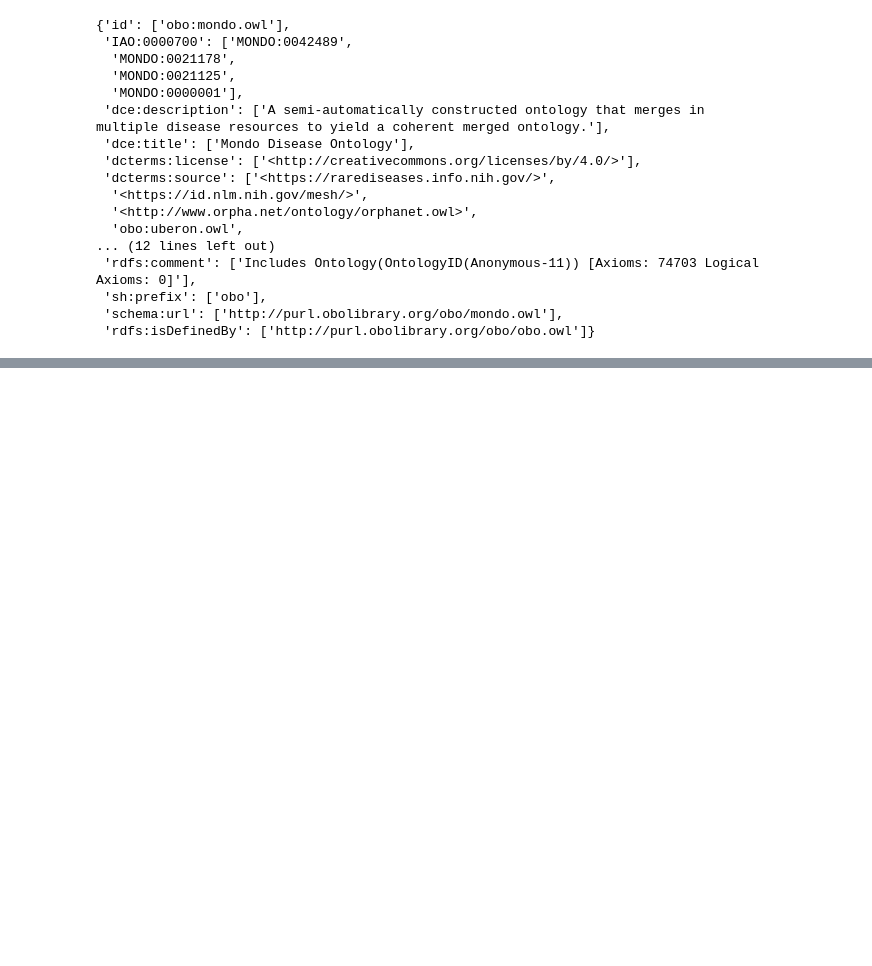
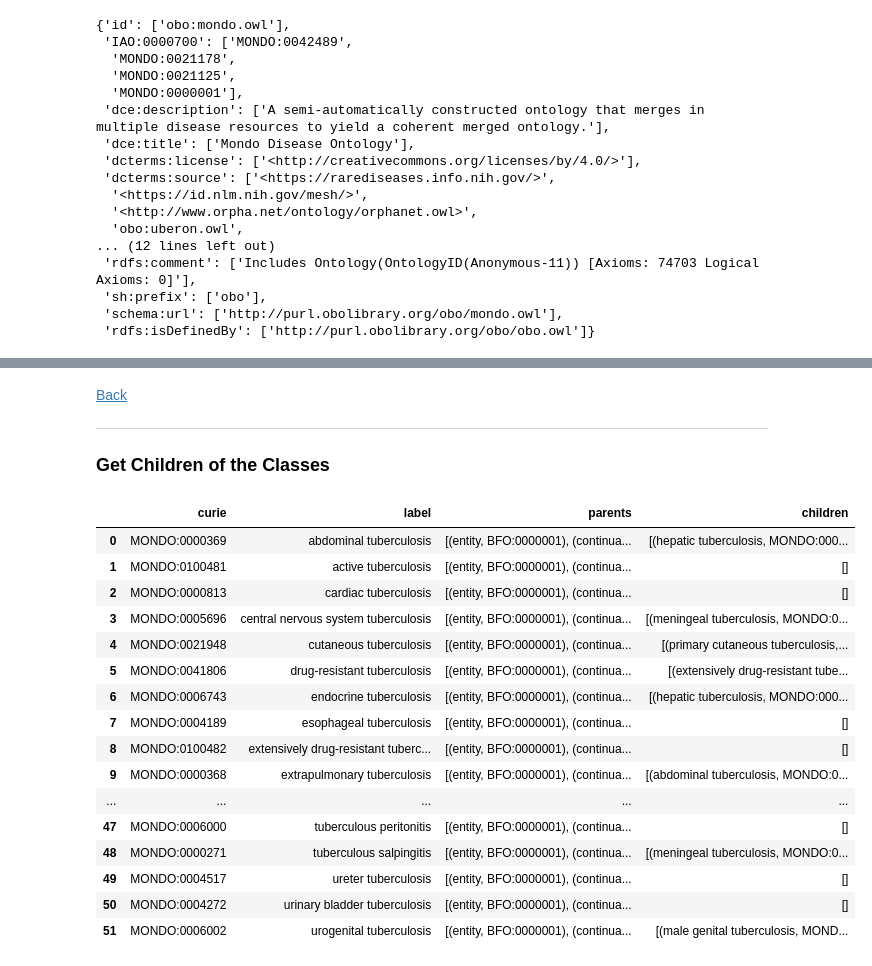
Before and after one commit to monarch-initiative/mondo, a Jupyter notebook: src/scripts/notebooks/Mondo.ipynb, the cells around one changed output, grey strips where cells are left out. Cells and saved outputs as stored; diff of their text form; code cells hidden in the pictures; blank space fills up the shorter version.

```diff
--- a/src/scripts/notebooks/Mondo.ipynb
+++ b/src/scripts/notebooks/Mondo.ipynb
@@ -127,0 +124,9 @@ display(ontology_metadata)
+# %%
+# Create function to get all ancestors
+def _get_ancestors(curie: str) -> List[Tuple[str, str]]:
+    all_ancestors_data = [(adapter.label(ancestor), ancestor)
+                     for ancestor in adapter.ancestors(curie, predicates=[IS_A])
+                     if ancestor != curie]
+
+
+    return all_ancestors_data
@@ -127,0 +155,12 @@ display(ontology_metadata)
+# %%
+# Create function to get all descendants
+# NOTE: The input curie is returned from adapter.descendants, but is filtered out from _get_descendants()
+def _get_descendants(curie: str) -> List[Tuple[str, str]]:
+    all_descendants_data = [(adapter.label(child), child)
+                            for child in adapter.descendants([curie], predicates=[IS_A])
+                           if child != curie]
+
+    # Sort the results
+    all_descendants_data.sort(key=lambda x: x[0])
+
+    return all_descendants_data
@@ -160,0 +368,28 @@ for child in all_descendants:
+# %% [markdown]
+[Back](#overview)
+
+---
+<a id='children_classes'></a>
+### Get Children of the Classes
+# %%
+# Add all children to the dataframe
+class_df['children'] = class_df['curie'].apply(lambda x: _get_descendants(x))
+display(class_df)
+# %% [output]
+|  | curie | label | parents | children |
+| 0 | MONDO:0000369 | abdominal tuberculosis | [(entity, BFO:0000001), (continua... | [(hepatic tuberculosis, MONDO:000... |
+| 1 | MONDO:0100481 | active tuberculosis | [(entity, BFO:0000001), (continua... | [] |
+| 2 | MONDO:0000813 | cardiac tuberculosis | [(entity, BFO:0000001), (continua... | [] |
+| 3 | MONDO:0005696 | central nervous system tuberculosis | [(entity, BFO:0000001), (continua... | [(meningeal tuberculosis, MONDO:0... |
+| 4 | MONDO:0021948 | cutaneous tuberculosis | [(entity, BFO:0000001), (continua... | [(primary cutaneous tuberculosis,... |
+| 5 | MONDO:0041806 | drug-resistant tuberculosis | [(entity, BFO:0000001), (continua... | [(extensively drug-resistant tube... |
+| 6 | MONDO:0006743 | endocrine tuberculosis | [(entity, BFO:0000001), (continua... | [(hepatic tuberculosis, MONDO:000... |
+| 7 | MONDO:0004189 | esophageal tuberculosis | [(entity, BFO:0000001), (continua... | [] |
+| 8 | MONDO:0100482 | extensively drug-resistant tuberc... | [(entity, BFO:0000001), (continua... | [] |
+| 9 | MONDO:0000368 | extrapulmonary tuberculosis | [(entity, BFO:0000001), (continua... | [(abdominal tuberculosis, MONDO:0... |
+| ... | ... | ... | ... | ... |
+| 47 | MONDO:0006000 | tuberculous peritonitis | [(entity, BFO:0000001), (continua... | [] |
+| 48 | MONDO:0000271 | tuberculous salpingitis | [(entity, BFO:0000001), (continua... | [(meningeal tuberculosis, MONDO:0... |
+| 49 | MONDO:0004517 | ureter tuberculosis | [(entity, BFO:0000001), (continua... | [] |
+| 50 | MONDO:0004272 | urinary bladder tuberculosis | [(entity, BFO:0000001), (continua... | [] |
+| 51 | MONDO:0006002 | urogenital tuberculosis | [(entity, BFO:0000001), (continua... | [(male genital tuberculosis, MOND... |
```
Also changed, not shown: parts of 53 cells of this notebook.
